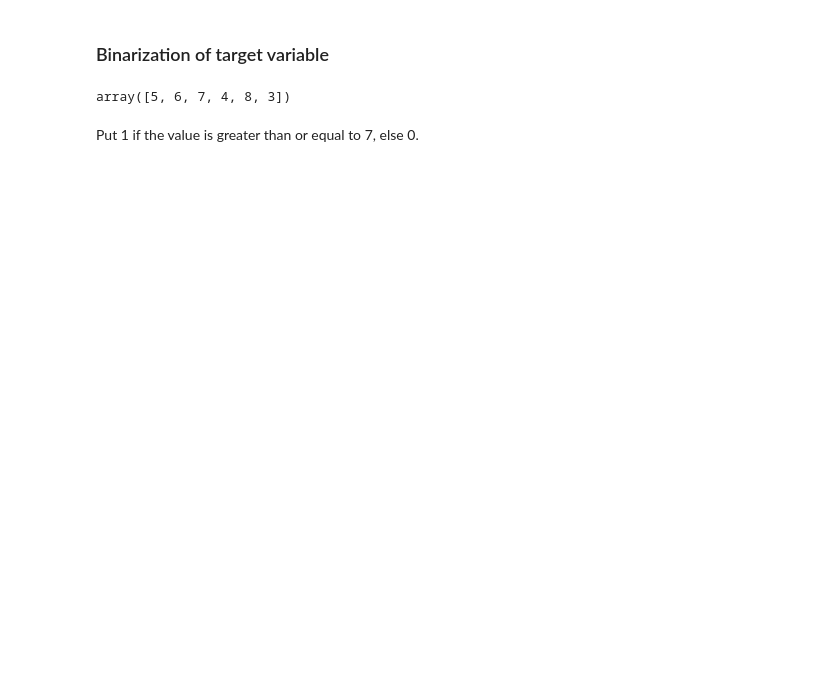
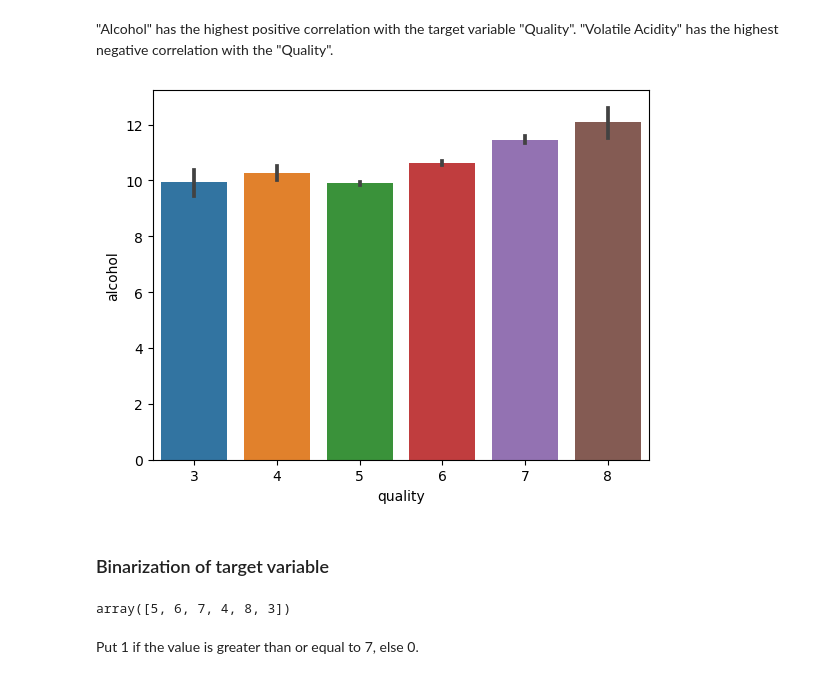
Before and after one commit to alpertoo/Machine-Learning-Projects, a Jupyter notebook: Wine Quality/wine.ipynb, the cells around one changed output. Drawn from its saved outputs; the diff is of its cells as text; code cells hidden in the pictures; blank space fills up the shorter version.

```diff
--- a/Wine Quality/wine.ipynb
+++ b/Wine Quality/wine.ipynb
@@ -163,0 +117,7 @@ sns.heatmap(data.corr(), annot = True, fmt = '0.2f')
+# %% [markdown]
+"Alcohol" has the highest positive correlation with the target variable "Quality". "Volatile Acidity" has the highest negative correlation with the "Quality".
+# %%
+sns.barplot(x='quality', y='alcohol', data=wine_data)
+plt.show()
+# %% [output]
+[figure, added]
```
Also changed, not shown: parts of 159 cells of this notebook, 4 other files.
